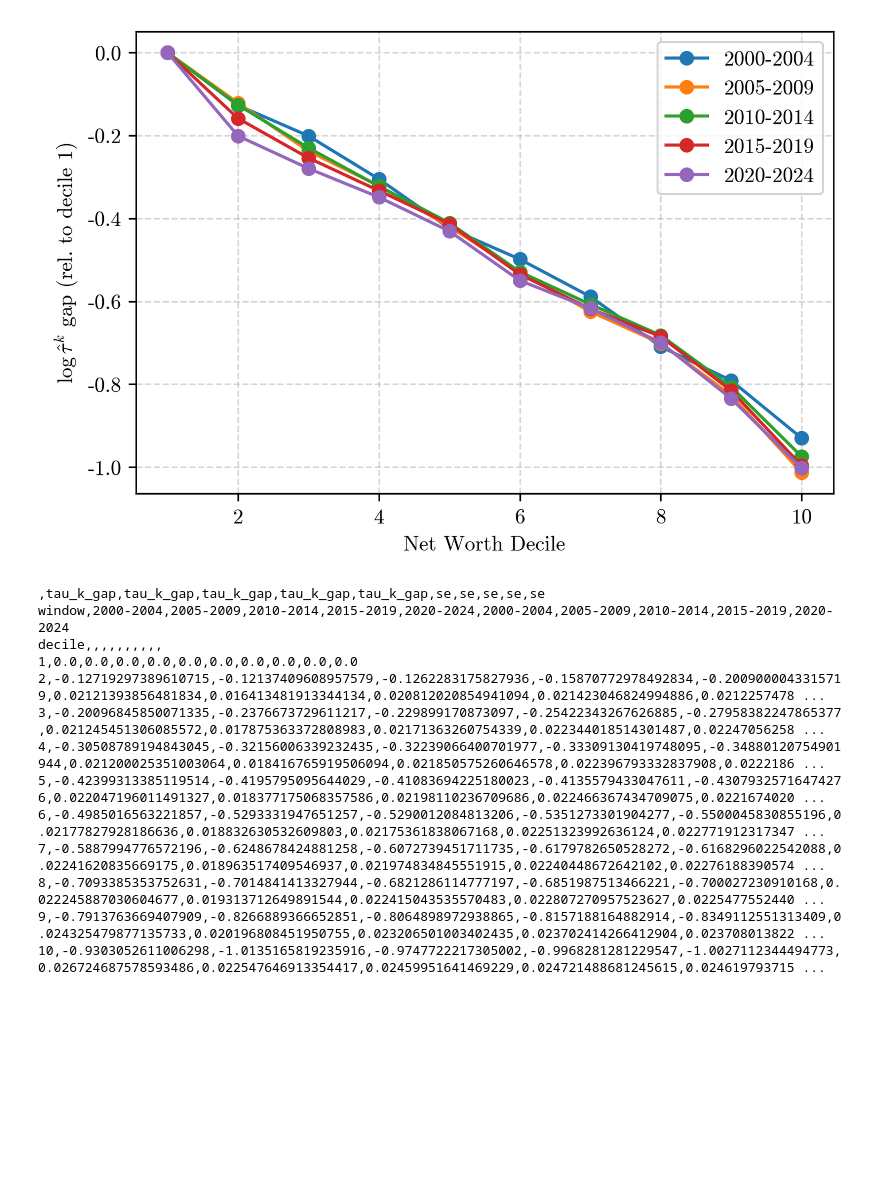
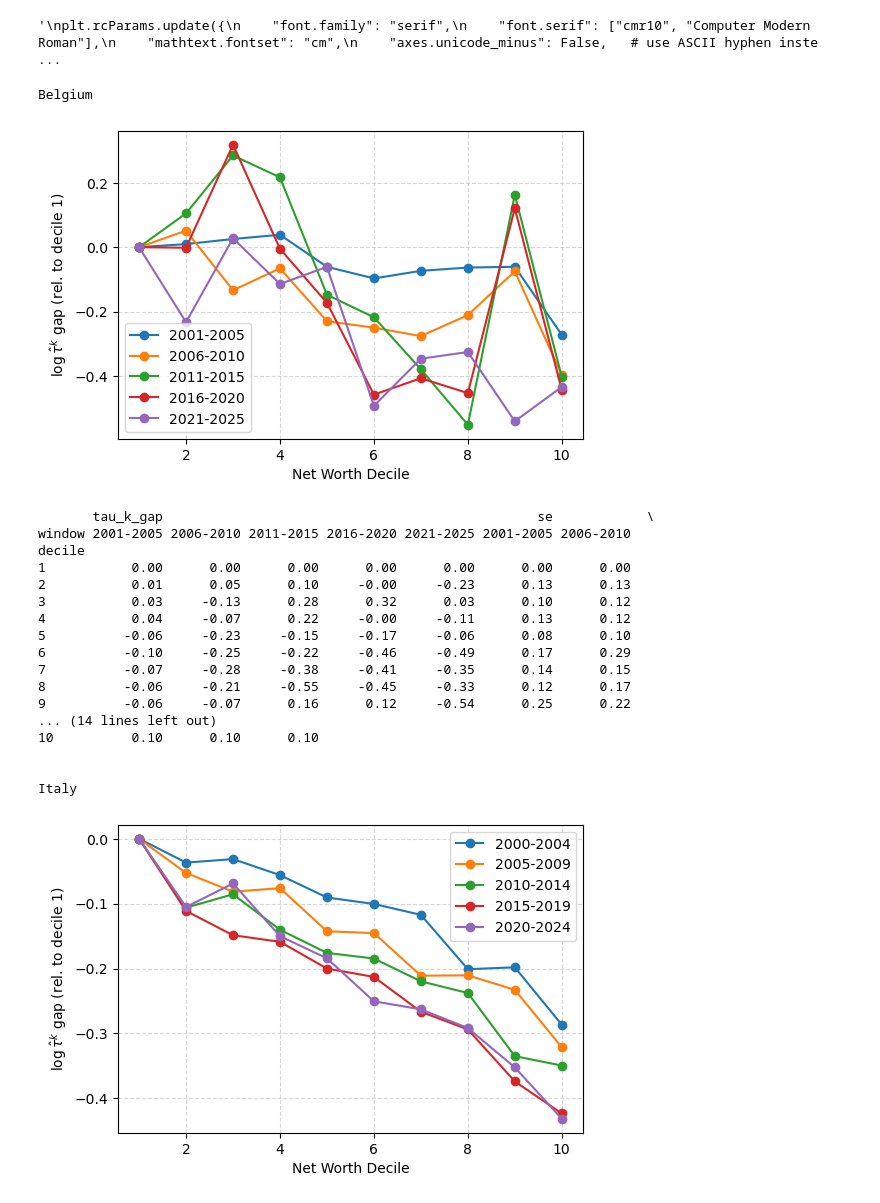
Before and after one commit to CurdinLieberherr/Master-Thesis, a Jupyter notebook: capital_wedges.ipynb, the cells around one changed output. Saved outputs shown, nothing was run; the diff lists cells and outputs as text; code cells hidden in the pictures; blank space fills up the shorter version.

Commit message:
final structure capital wedges

```diff
--- a/capital_wedges.ipynb
+++ b/capital_wedges.ipynb
@@ -2,6 +6,7 @@
 from MisallocationAnalysis import MisallocationAnalysis
 # %%
 import matplotlib.pyplot as plt
+"""
 plt.rcParams.update({
     "font.family": "serif",
     "font.serif": ["cmr10", "Computer Modern Roman"],
@@ -10,26 +15,55 @@ plt.rcParams.update({
     "figure.dpi": 300,
     "savefig.dpi": 300,
 })
+"""
+# %% [output]
+'\nplt.rcParams.update({\n    "font.family": "serif",\n    "font.serif": ["cmr10", "Computer Modern Roman"],\n    "mathtext.fontset": "cm",\n    "axes.unicode_minus": False,   # use ASCII hyphen inste ...
-# %%
-spain = MisallocationAnalysis('Spain', 2000, 2024, "C")
-fig = spain.plot_capital_wedges_results()
-#fig.savefig('plots/capital_wedges_evolution.png', dpi=300)
-# %% [output]
-[figure, removed]
-# %%
-df = spain.estimate_capital_wedges()
-print(df.pivot(index='decile', columns='window',values=['tau_k_gap', 'se']).to_csv())
-# %% [output]
-,tau_k_gap,tau_k_gap,tau_k_gap,tau_k_gap,tau_k_gap,se,se,se,se,se
-window,2000-2004,2005-2009,2010-2014,2015-2019,2020-2024,2000-2004,2005-2009,2010-2014,2015-2019,2020-2024
-decile,,,,,,,,,,
-1,0.0,0.0,0.0,0.0,0.0,0.0,0.0,0.0,0.0,0.0
-2,-0.12719297389610715,-0.12137409608957579,-0.1262283175827936,-0.15870772978492834,-0.2009000043315719,0.02121393856481834,0.016413481913344134,0.020812020854941094,0.021423046824994886,0.0212257478 ...
-3,-0.20096845850071335,-0.2376673729611217,-0.229899170873097,-0.25422343267626885,-0.27958382247865377,0.021245451306085572,0.017875363372808983,0.02171363260754339,0.022344018514301487,0.02247056258 ...
-4,-0.30508789194843045,-0.32156006339232435,-0.32239066400701977,-0.33309130419748095,-0.34880120754901944,0.021200025351003064,0.018416765919506094,0.021850575260646578,0.022396793332837908,0.0222186 ...
-5,-0.42399313385119514,-0.4195795095644029,-0.41083694225180023,-0.4135579433047611,-0.43079325716474276,0.022047196011491327,0.018377175068357586,0.02198110236709686,0.022466367434709075,0.0221674020 ...
-6,-0.4985016563221857,-0.5293331947651257,-0.5290012084813206,-0.5351273301904277,-0.5500045830855196,0.02177827928186636,0.018832630532609803,0.02175361838067168,0.02251323992636124,0.022771912317347 ...
-7,-0.5887994776572196,-0.6248678424881258,-0.6072739451711735,-0.6179782650528272,-0.6168296022542088,0.02241620835669175,0.018963517409546937,0.021974834845551915,0.02240448672642102,0.02276188390574 ...
-8,-0.7093385353752631,-0.7014841413327944,-0.6821286114777197,-0.6851987513466221,-0.700027230910168,0.022245887030604677,0.019313712649891544,0.022415043535570483,0.022807270957523627,0.0225477552440 ...
-9,-0.7913763669407909,-0.8266889366652851,-0.8064898972938865,-0.8157188164882914,-0.8349112551313409,0.024325479877135733,0.020196808451950755,0.023206501003402435,0.023702414266412904,0.023708013822 ...
-10,-0.9303052611006298,-1.0135165819235916,-0.9747722217305002,-0.9968281281229547,-1.0027112344494773,0.026724687578593486,0.022547646913354417,0.02459951641469229,0.024721488681245615,0.024619793715 ...
+# %%
+START = 2000
+END = 2024
+
+COUNTRIES = [
+    'Belgium',
+    'Italy',
+    'Portugal',
+    'Sweden',
+    'Spain'
+]
+
+allanalises = []
+
+for country in COUNTRIES:
+    if country == 'Portugal':
+            start = 2007
+    else: start = START
+    analysis = MisallocationAnalysis(country, start, END, sector='C')
+    allanalises.append(analysis)
+
+
+for country in allanalises:
+    print(country.country)
+    fig = country.plot_capital_wedges_results()
+    df = country.estimate_capital_wedges()
+    print(df.pivot(index='decile', columns='window',values=['tau_k_gap', 'se']).round(2))
+    print('\n')
+# %% [output]
+Belgium
+[figure, added]
+       tau_k_gap                                                se            \
+window 2001-2005 2006-2010 2011-2015 2016-2020 2021-2025 2001-2005 2006-2010
+decile
+1           0.00      0.00      0.00      0.00      0.00      0.00      0.00
+2           0.01      0.05      0.10     -0.00     -0.23      0.13      0.13
+3           0.03     -0.13      0.28      0.32      0.03      0.10      0.12
+4           0.04     -0.07      0.22     -0.00     -0.11      0.13      0.12
+5          -0.06     -0.23     -0.15     -0.17     -0.06      0.08      0.10
+6          -0.10     -0.25     -0.22     -0.46     -0.49      0.17      0.29
+7          -0.07     -0.28     -0.38     -0.41     -0.35      0.14      0.15
+8          -0.06     -0.21     -0.55     -0.45     -0.33      0.12      0.17
+9          -0.06     -0.07      0.16      0.12     -0.54      0.25      0.22
+... (14 lines left out)
+10          0.10      0.10      0.10
+
+
+Italy
+[figure, added]
```
Also changed, not shown: parts of 2 cells of this notebook.
